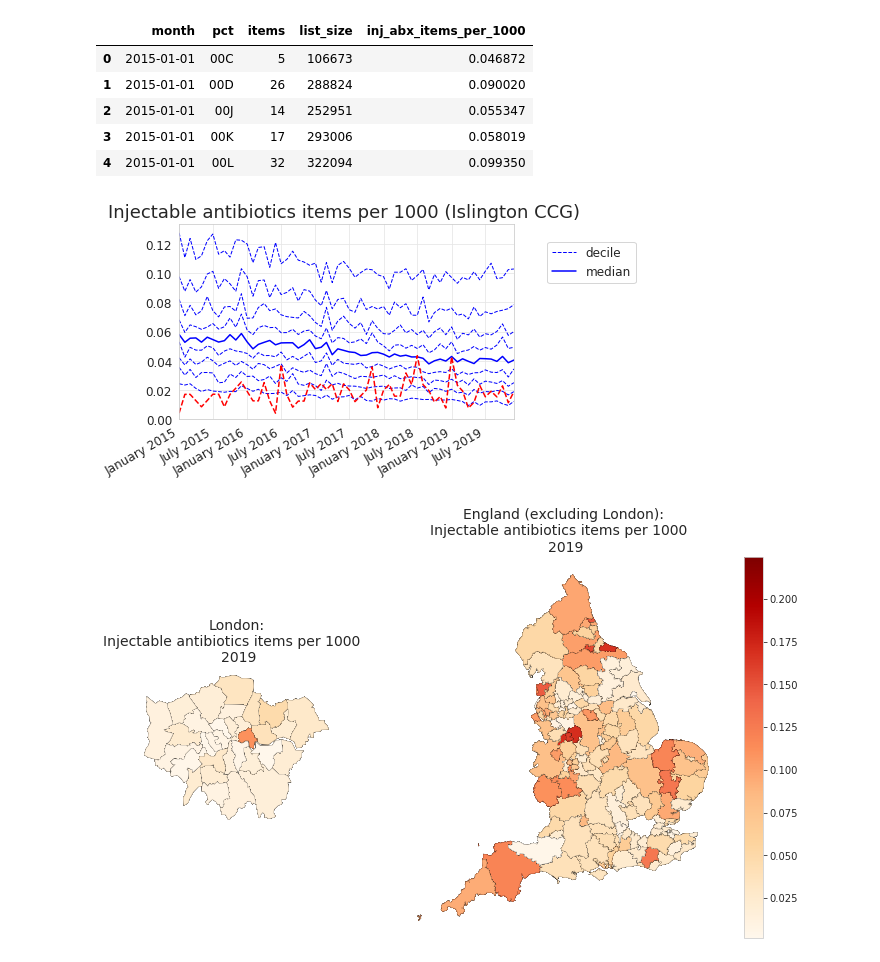
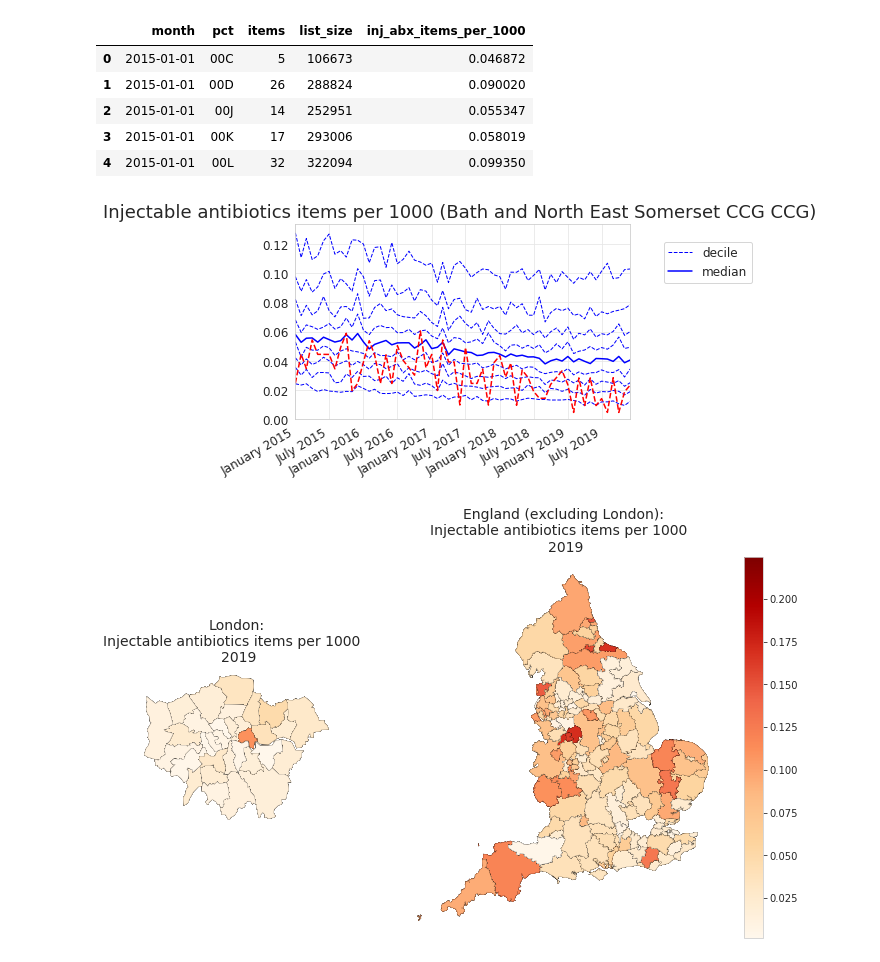
Before and after one commit to ebmdatalab/antibiotics-non-oral-routes-notebook, a Jupyter notebook: notebooks/injections.ipynb, the cells around one changed output. Cells and saved outputs as stored; diff of their text form; code cells hidden in the pictures.

```diff
--- a/notebooks/injections.ipynb
+++ b/notebooks/injections.ipynb
@@ -156,19 +156,19 @@ df_abx_1000.head(5)
 # %%
 #create sample deciles & prototype measure
 charts.deciles_chart(
         df_abx_1000,
         period_column='month',
         column='inj_abx_items_per_1000',
-        title="Injectable antibiotics items per 1000 (Islington CCG) ",
+        title="Injectable antibiotics items per 1000 (Bath and North East Somerset CCG CCG) ",
         show_outer_percentiles=False)
 
 #add in example CCG (Islington)
-df_subject = df_abx_1000.loc[df_abx_1000['pct'] == '08H']
+df_subject = df_abx_1000.loc[df_abx_1000['pct'] == '11E']
 plt.plot(df_subject['month'], df_subject['inj_abx_items_per_1000'], 'r--')
 
 plt.show()
 # %% [output]
-[figure, old version]
+[figure, new version]
 # %%
 #create choropeth map of cost per 1000 patients
 plt.figure(figsize=(12, 7))
```
Also changed, not shown: 5 other files.
